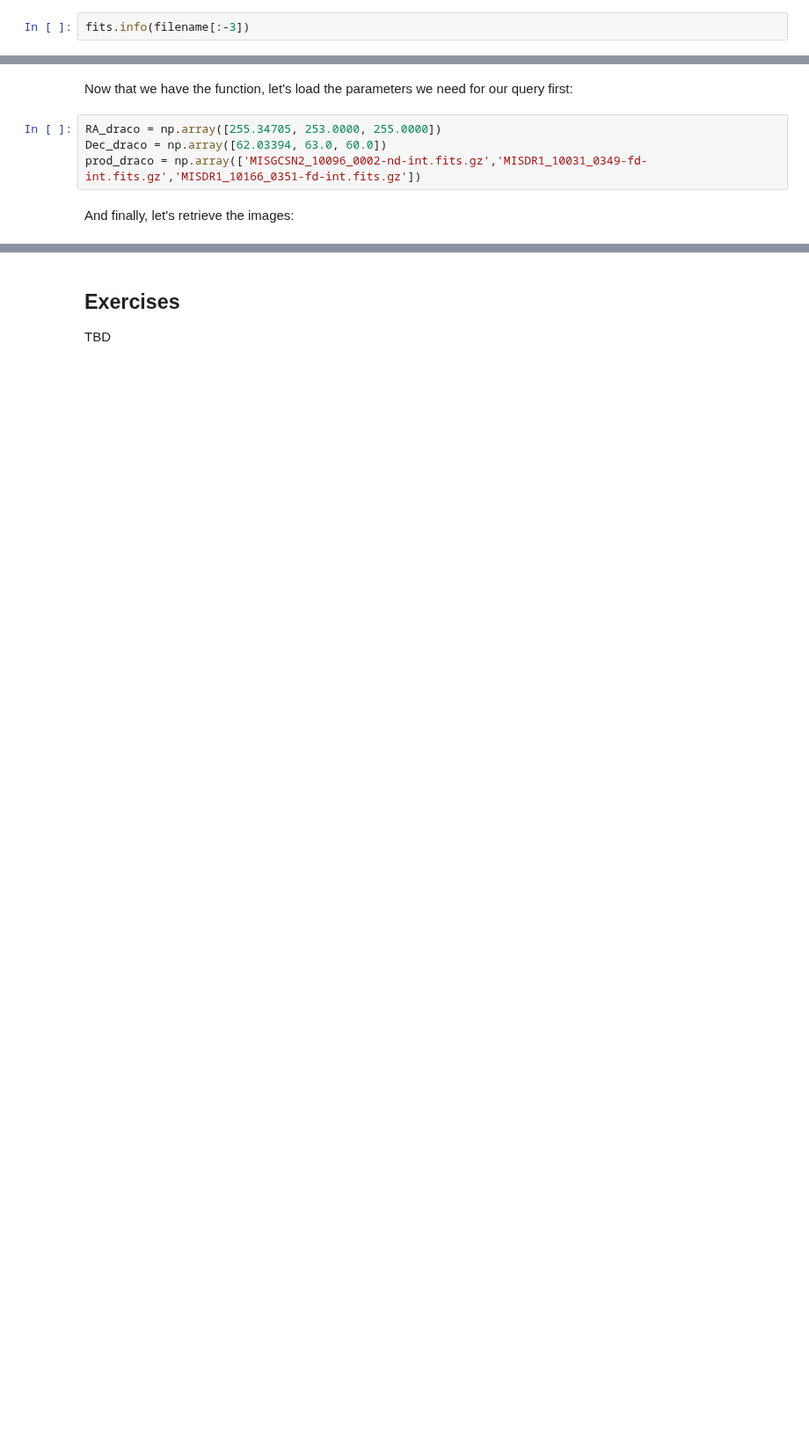
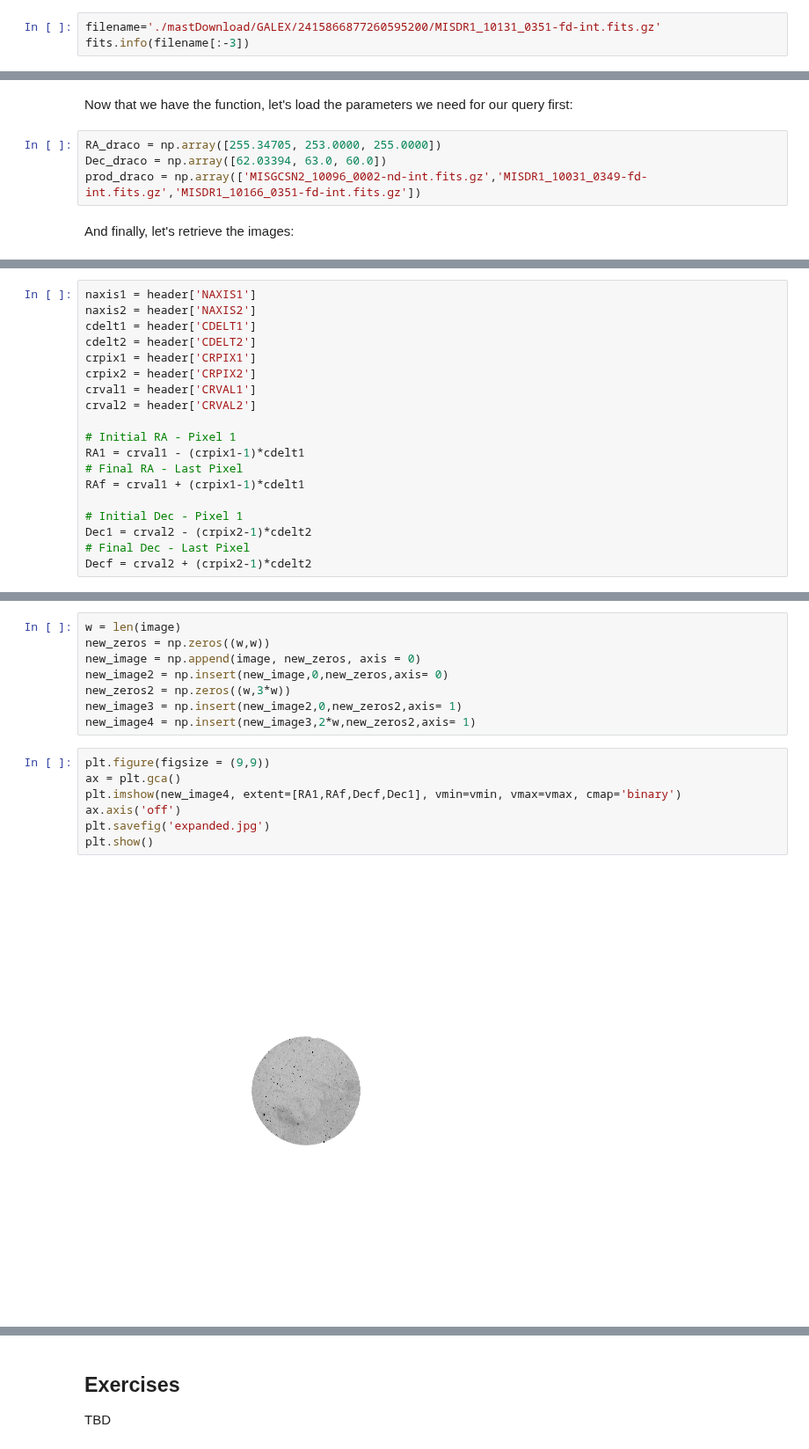
Before and after one commit to ScienceBetter/notebooks-stsci, a Jupyter notebook: surveying_dust_structure_via_GALEX_MIS/surveying_dust_structure_via_GALEX_MIS.ipynb, the cells around one changed output, grey strips where cells are left out. Shown at 88% size. Drawn from its saved outputs; the diff is of its cells as text; blank space fills up the shorter version.

```diff
--- a/surveying_dust_structure_via_GALEX_MIS/surveying_dust_structure_via_GALEX_MIS.ipynb
+++ b/surveying_dust_structure_via_GALEX_MIS/surveying_dust_structure_via_GALEX_MIS.ipynb
@@ -104,6 +107,7 @@ os.system("gunzip " + filename)
 # %% [output]
 0
 # %%
+filename='./mastDownload/GALEX/2415866877260595200/MISDR1_10131_0351-fd-int.fits.gz'
 fits.info(filename[:-3])
 # %% [output]
 Filename: ./mastDownload/GALEX/2415866877260595200/MISDR1_10131_0351-fd-int.fits
@@ -339,0 +333,19 @@ plt.show()
+# %%
+naxis1 = header['NAXIS1']
+naxis2 = header['NAXIS2']
+cdelt1 = header['CDELT1']
+cdelt2 = header['CDELT2']
+crpix1 = header['CRPIX1']
+crpix2 = header['CRPIX2']
+crval1 = header['CRVAL1']
+crval2 = header['CRVAL2']
+
+# Initial RA - Pixel 1
+RA1 = crval1 - (crpix1-1)*cdelt1
+# Final RA - Last Pixel
+RAf = crval1 + (crpix1-1)*cdelt1
+
+# Initial Dec - Pixel 1
+Dec1 = crval2 - (crpix2-1)*cdelt2
+# Final Dec - Last Pixel
+Decf = crval2 + (crpix2-1)*cdelt2
@@ -339,0 +356,17 @@ plt.show()
+# %%
+w = len(image)
+new_zeros = np.zeros((w,w))
+new_image = np.append(image, new_zeros, axis = 0)
+new_image2 = np.insert(new_image,0,new_zeros,axis= 0)
+new_zeros2 = np.zeros((w,3*w))
+new_image3 = np.insert(new_image2,0,new_zeros2,axis= 1)
+new_image4 = np.insert(new_image3,2*w,new_zeros2,axis= 1)
+# %%
+plt.figure(figsize = (9,9))
+ax = plt.gca()
+plt.imshow(new_image4, extent=[RA1,RAf,Decf,Dec1], vmin=vmin, vmax=vmax, cmap='binary')
+ax.axis('off')
+plt.savefig('expanded.jpg')
+plt.show()
+# %% [output]
+[figure, added]
```
Also changed, not shown: parts of 19 cells of this notebook.
